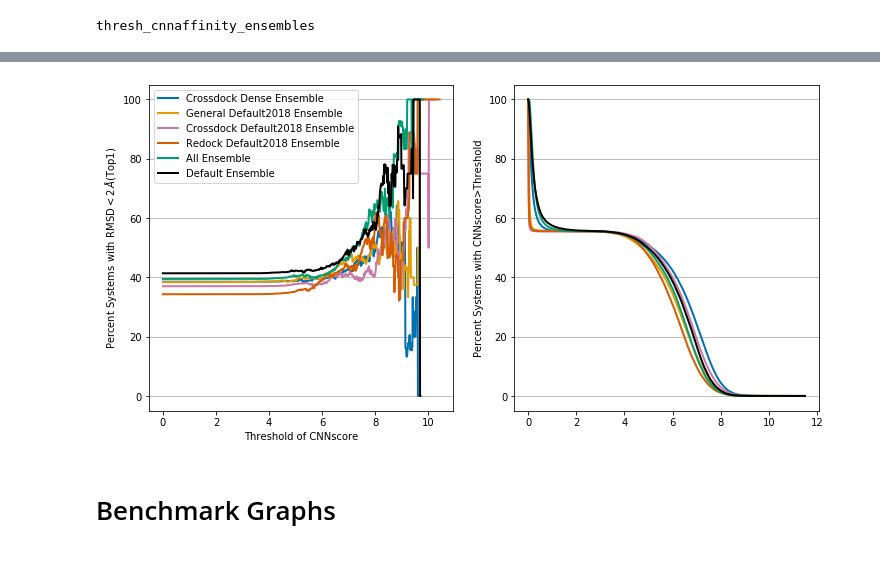
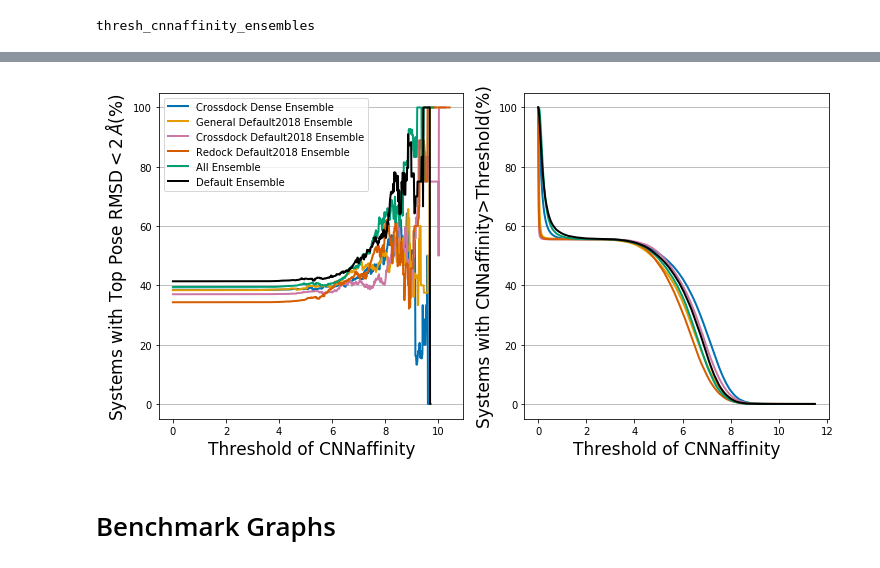
Before and after one commit to dkoes/GNINA-1.0, a Jupyter notebook: MakeFinalGraphs.ipynb, the cells around one changed output, grey strips where cells are left out. Cells and saved outputs as stored; diff of their text form; code cells hidden in the pictures.

```diff
--- a/MakeFinalGraphs.ipynb
+++ b/MakeFinalGraphs.ipynb
@@ -496,6 +457,8 @@ plot_df_cd.to_csv(f'/home/anm329/GNINA-1.0/data/crossdocking/{filename}')
 # Thresholding Graphs
 ## CNNscore
 ### Single Models
+# %%
+thresh_fs = 17
 # %%
 filename='thresh_cnnscore_single_models.csv'
 plot_df_rd =pd.read_csv(f'/home/anm329/GNINA-1.0/data/redocking/{filename}',index_col=0)
@@ -516,14 +479,15 @@ for big_df,data_type in [(plot_df_rd,'redocking'),(plot_df_cd,'crossdocking')]:
 
         ax1.plot(rang,big_df[f'{model} Good'],label=model,color=c,linestyle=ls,linewidth=lw)
         ax2.plot(rang,big_df[f'{model} Left'],label=model,color=c,linestyle=ls,linewidth=lw)
-    ax1.set_xlabel('Threshold of CNNscore',fontsize=15)
-    ax2.set_xlabel('Threshold of CNNscore',fontsize=15)
+    ax1.set_xlabel('Threshold of CNNscore',fontsize=thresh_fs)
+    ax2.set_xlabel('Threshold of CNNscore',fontsize=thresh_fs)
     ax1.grid(b=True,axis='y',which='major')
     ax1.legend()
     ax1.set_xlim(0,1)
     ax1.set_ylim(0,102)
-    ax1.set_ylabel(r'Percent Systems with RMSD$<2\,\AA$(Top1)',fontsize=15)
-    ax2.set_ylabel('Percent Systems with CNNscore>Threshold',fontsize=15)
+    ax2.yaxis.set_tick_params(labelbottom=True)
+    ax1.set_ylabel(r'Systems with Top Pose RMSD$<2\,\AA$(%)',fontsize=thresh_fs)
+    ax2.set_ylabel('Systems with CNNscore>Threshold(%)',fontsize=thresh_fs)
     # box = ax1.get_position()
     # ax1.set_position([box.x0, box.y0, box.width * 0.8, box.height])
 
@@ -562,14 +526,15 @@ for big_df,data_type in [(plot_df_rd,'redocking'),(plot_df_cd,'crossdocking')]:
             zorder = i+1
         ax1.plot(rang,big_df[f'{model} Good'],label=model,color=c,linestyle=ls,linewidth=lw,zorder=zorder)
         ax2.plot(rang,big_df[f'{model} Left'],label=model,color=c,linestyle=ls,linewidth=lw,zorder=zorder)
-    ax1.set_xlabel('Threshold of CNNscore',fontsize=15)
-    ax2.set_xlabel('Threshold of CNNscore',fontsize=15)
+    ax1.set_xlabel('Threshold of CNNscore',fontsize=thresh_fs)
+    ax2.set_xlabel('Threshold of CNNscore',fontsize=thresh_fs)
     ax1.grid(b=True,axis='y',which='major')
     ax1.legend()
+    ax2.yaxis.set_tick_params(labelbottom=True)
     ax1.set_xlim(0,1)
-    ax1.set_ylim(0,102)
-    ax1.set_ylabel(r'Percent Systems with RMSD$<2\,\AA$(Top1)',fontsize=15)
-    ax2.set_ylabel('Percent Systems with CNNscore>Threshold',fontsize=15)
+    ax1.set_ylim(0,101)
+    ax1.set_ylabel(r'Systems with Top Pose RMSD$<2\,\AA$(%)',fontsize=thresh_fs)
+    ax2.set_ylabel('Systems with CNNscore>Threshold(%)',fontsize=thresh_fs)
     # box = ax1.get_position()
     # ax1.set_position([box.x0, box.y0, box.width * 0.8, box.height])
 
@@ -606,11 +571,13 @@ for big_df,data_type in [(plot_df_rd,'redocking'),(plot_df_cd,'crossdocking')]:
 
         ax1.plot(rang,big_df[f'{model} Good'],label=model,color=c,linestyle=ls,linewidth=lw)
         ax2.plot(rang,big_df[f'{model} Left'],label=model,color=c,linestyle=ls,linewidth=lw)
-    ax1.set_xlabel('Threshold of CNNaffinity')
+    ax1.set_xlabel('Threshold of CNNaffinity',fontsize=thresh_fs)
+    ax2.set_xlabel('Threshold of CNNaffinity',fontsize=thresh_fs)
     ax1.grid(b=True,axis='y',which='major')
     ax1.legend()
-    ax1.set_ylabel(r'Percent Systems with RMSD$<2\,\AA$(Top1)')
-    ax2.set_ylabel('Percent Systems with CNNscore>Threshold')
+    ax2.yaxis.set_tick_params(labelbottom=True)
+    ax1.set_ylabel(r'Systems with Top Pose RMSD$<2\,\AA$(%)',fontsize=thresh_fs)
+    ax2.set_ylabel('Systems with CNNaffinity>Threshold(%)',fontsize=thresh_fs)
     # box = ax1.get_position()
     # ax1.set_position([box.x0, box.y0, box.width * 0.8, box.height])
 
@@ -646,11 +613,13 @@ for big_df,data_type in [(plot_df_rd,'redocking'),(plot_df_cd,'crossdocking')]:
 
         ax1.plot(rang,big_df[f'{model} Good'],label=model,color=c,linestyle=ls,linewidth=lw)
         ax2.plot(rang,big_df[f'{model} Left'],label=model,color=c,linestyle=ls,linewidth=lw)
-    ax1.set_xlabel('Threshold of CNNscore')
+    ax1.set_xlabel('Threshold of CNNaffinity',fontsize=thresh_fs)
+    ax2.set_xlabel('Threshold of CNNaffinity',fontsize=thresh_fs)
     ax1.grid(b=True,axis='y',which='major')
     ax1.legend()
-    ax1.set_ylabel(r'Percent Systems with RMSD$<2\,\AA$(Top1)')
-    ax2.set_ylabel('Percent Systems with CNNscore>Threshold')
+    ax2.yaxis.set_tick_params(labelbottom=True)
+    ax1.set_ylabel(r'Systems with Top Pose RMSD$<2\,\AA$(%)',fontsize=thresh_fs)
+    ax2.set_ylabel('Systems with CNNaffinity>Threshold(%)',fontsize=thresh_fs)
     # box = ax1.get_position()
     # ax1.set_position([box.x0, box.y0, box.width * 0.8, box.height])
 
@@ -663,4 +632,4 @@ for big_df,data_type in [(plot_df_rd,'redocking'),(plot_df_cd,'crossdocking')]:
-[figure, old version]
+[figure, new version]
 # %%
 plot_df_rd.to_csv(f'/home/anm329/GNINA-1.0/data/redocking/{filename}')
 plot_df_cd.to_csv(f'/home/anm329/GNINA-1.0/data/crossdocking/{filename}')
```
Also changed, not shown: parts of 31 cells of this notebook, 48 other files.
